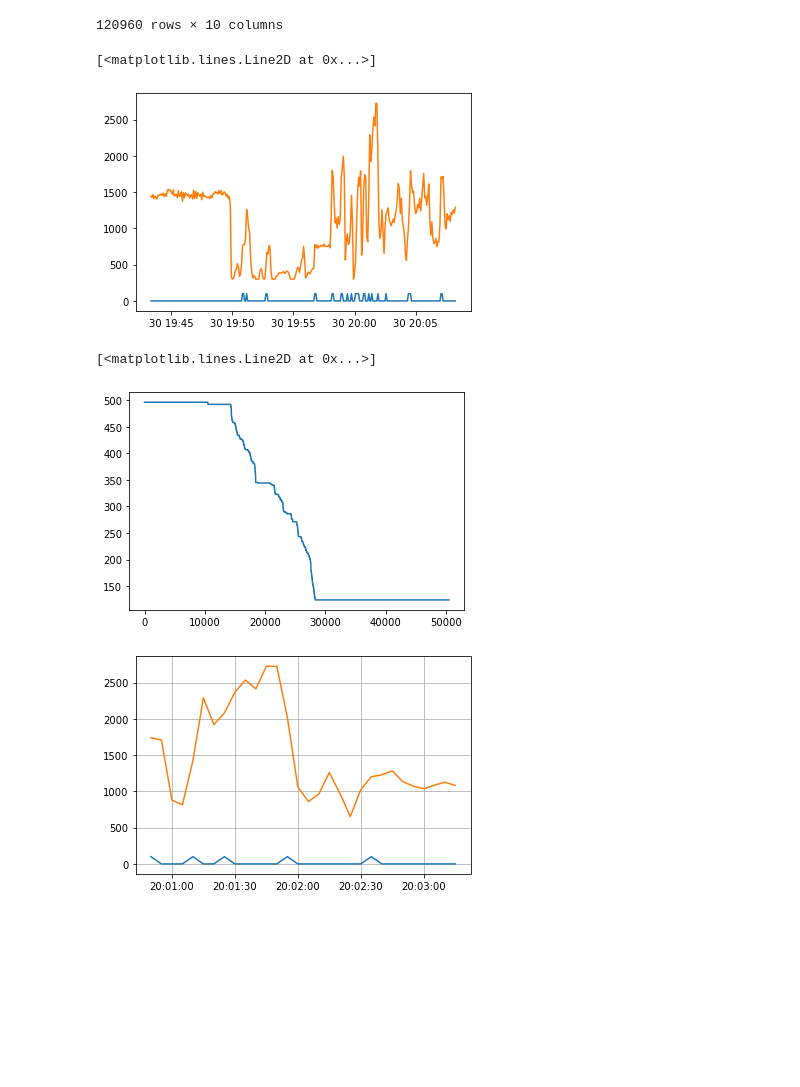
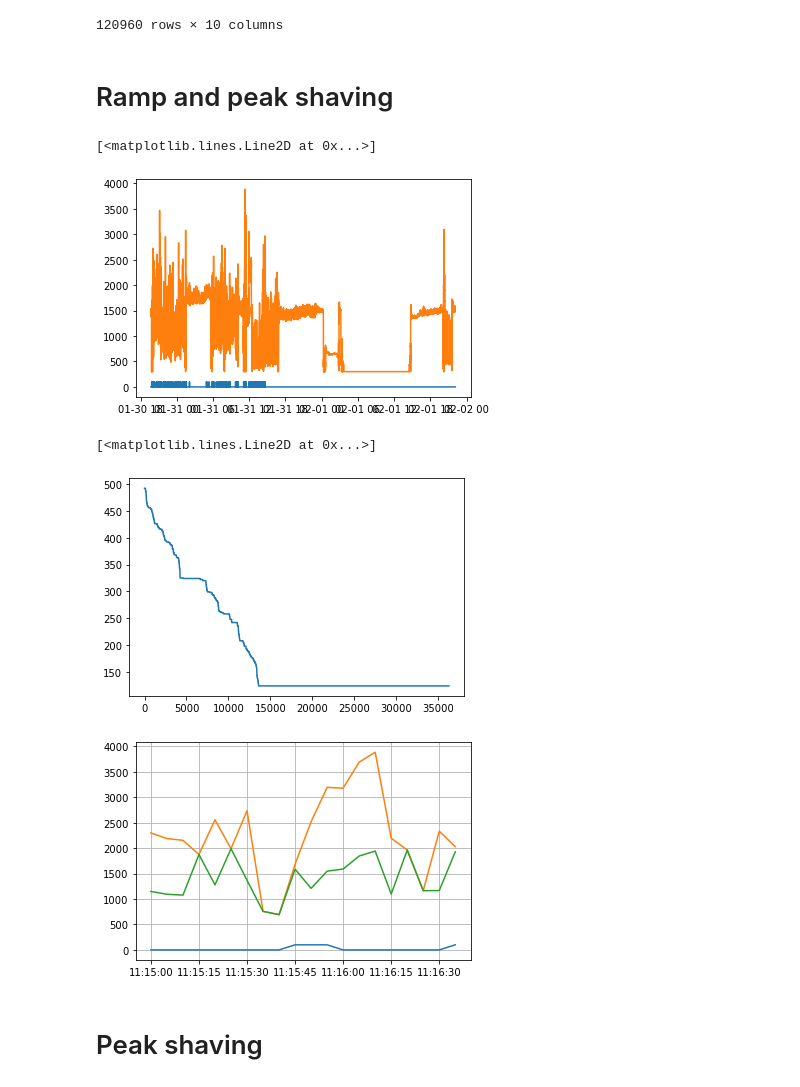
Before and after one commit to andreasdyve/EquinorProject, a Jupyter notebook: python notebooks/BaseCase_MedBat_Calc_Peakshaving.ipynb, the cells around one changed output. Cells and saved outputs as stored; diff of their text form; code cells hidden in the pictures; blank space fills up the shorter version.

```diff
--- a/python notebooks/BaseCase_MedBat_Calc_Peakshaving.ipynb
+++ b/python notebooks/BaseCase_MedBat_Calc_Peakshaving.ipynb
@@ -15,23 +15,23 @@ df1['Load'] = df1['thrusterAndPropulsion'] + df1['BaseLoad']
 df1['Battery'] = 0
 df1['SOC'] = 0
 #Create dataset with only relevant columns
-df2 = df1[['datetime', 'Load', 'engMdoPower_0_','engMdoPower_1_','engMdoPower_2_', 'engMdoPower_3_', 'operationId', 'BaseLoad', 'Battery', 'SOC']]
+df3 = df1[['datetime', 'Load', 'engMdoPower_0_','engMdoPower_1_','engMdoPower_2_', 'engMdoPower_3_', 'operationId', 'BaseLoad', 'Battery', 'SOC']]
 
 #Set engine powers to zero
-num = df2['engMdoPower_0_']._get_numeric_data()
+num = df3['engMdoPower_0_']._get_numeric_data()
 num[num != 0] = 0
 
-num = df2['engMdoPower_1_']._get_numeric_data()
+num = df3['engMdoPower_1_']._get_numeric_data()
 num[num != 0] = 0
 
-num = df2['engMdoPower_2_']._get_numeric_data()
+num = df3['engMdoPower_2_']._get_numeric_data()
 num[num != 0] = 0
 
-num = df2['engMdoPower_3_']._get_numeric_data()
+num = df3['engMdoPower_3_']._get_numeric_data()
 num[num != 0] = 0
 
 
-display(df2)
+display(df3)
 # %% [output]
 |  | datetime | Load | engMdoPower_0_ | engMdoPower_1_ | engMdoPower_2_ | engMdoPower_3_ | operationId | ... |
 | 0 | 2020-01-30 00:00:00 | 300.0 | 0.0 | 0.0 | 0 | 0.0 | 6.0 | ... |
@@ -46,7 +46,11 @@ display(df2)
 | 120958 | 2020-02-05 23:59:50 | 1760.8 | 0.0 | 0.0 | 0 | 0.0 | 3.0 | ... |
 | 120959 | 2020-02-05 23:59:55 | 1708.0 | 0.0 | 0.0 | 0 | 0.0 | 3.0 | ... |
 120960 rows × 10 columns
+# %% [markdown]
+# Ramp and peak shaving
 # %%
+df2 = df3.copy()
+
 load = df2['Load'].values
 dg0 = df2['engMdoPower_0_'].values
 dg1 = df2['engMdoPower_1_'].values
@@ -75,25 +79,40 @@ for i in range(len(load)):
         else:
             dg0[i] = load[i]
             soc[i+1] = soc[i]
+    elif load[i] <= 4200:
+        if load[i]/load[i-2] > 1.5 or load[i] > 4000:
+            if soc[i] > 124:
+                bat[i] = 100
+                soc[i+1] = soc[i] - (bat[i]/720)
+                dg0[i] = dg1[i] = (load[i]-bat[i])/2
+            else:
+                dg0[i] = dg1[i] = load[i]/2
+                soc[i+1] = soc[i]
+        else:
+            dg0[i] = dg1[i] = load[i]/2
+            soc[i+1] = soc[i]
     else:
         soc[i+1] = soc[i]
 # %%
-x = df2.iloc[14200:14500]['datetime']
-plt.plot(x, bat[14200:14500])
-plt.plot(x, load[14200:14500])
+x = df2.iloc[14200:50500]['datetime']
+plt.plot(x, bat[14200:50500])
+plt.plot(x, load[14200:50500])
 #plt.plot(x, dg0)
 # %% [output]
 [<matplotlib.lines.Line2D at 0x...>]
-[figure, old version]
+[figure, new version]
 # %%
-plt.plot(soc[0:50500])
+plt.plot(soc[14200:50500])
 # %% [output]
 [<matplotlib.lines.Line2D at 0x...>]
-[figure, old version]
+[figure, new version]
 # %%
-x = df2.iloc[14410:14440]['datetime']
-plt.plot(x, bat[14410:14440])
-plt.plot(x, load[14410:14440])
+x = df2.iloc[25380:25400]['datetime']
+plt.plot(x, bat[25380:25400])
+plt.plot(x, load[25380:25400])
+plt.plot(x, dg0[25380:25400], label = 'dg0')
 plt.grid()
 # %% [output]
-[figure, old version]
+[figure, new version]
+# %% [markdown]
+# Peak shaving
```
Also changed, not shown: parts of 4 cells of this notebook, 2 other files.
